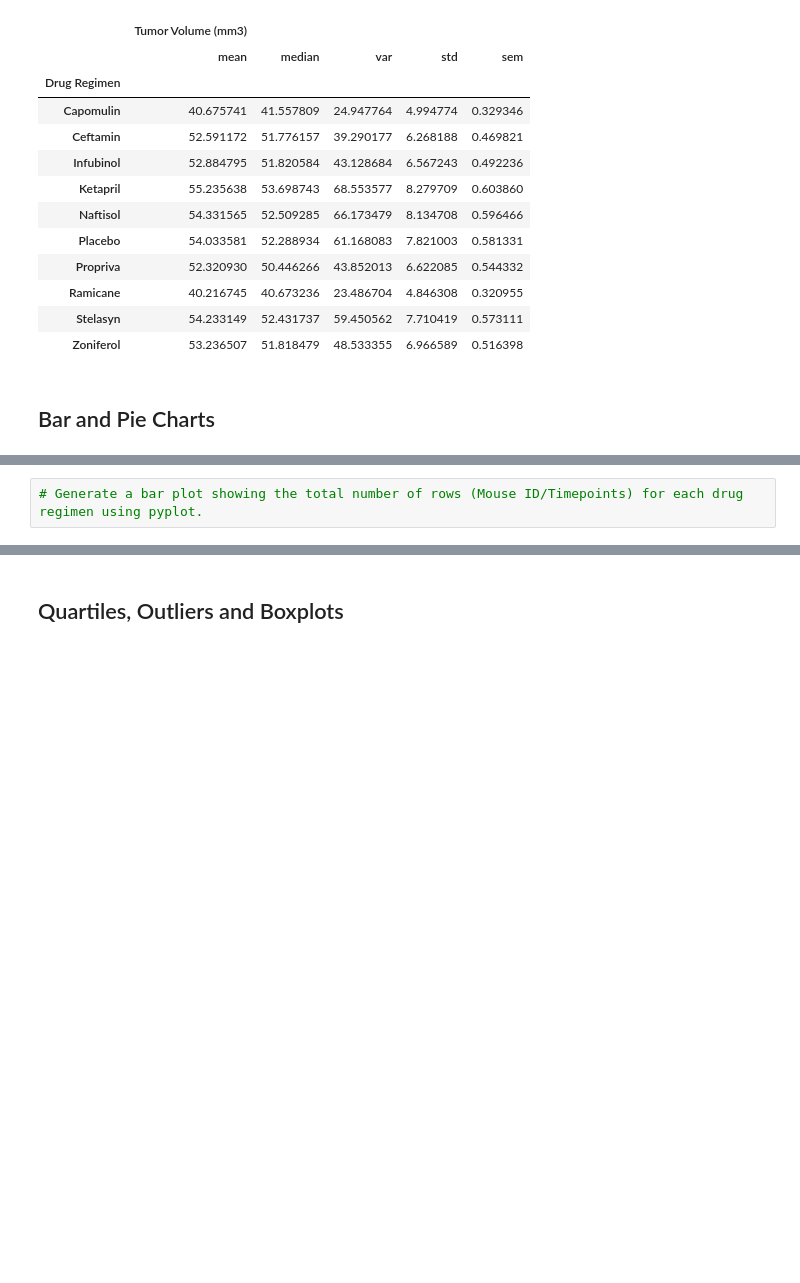
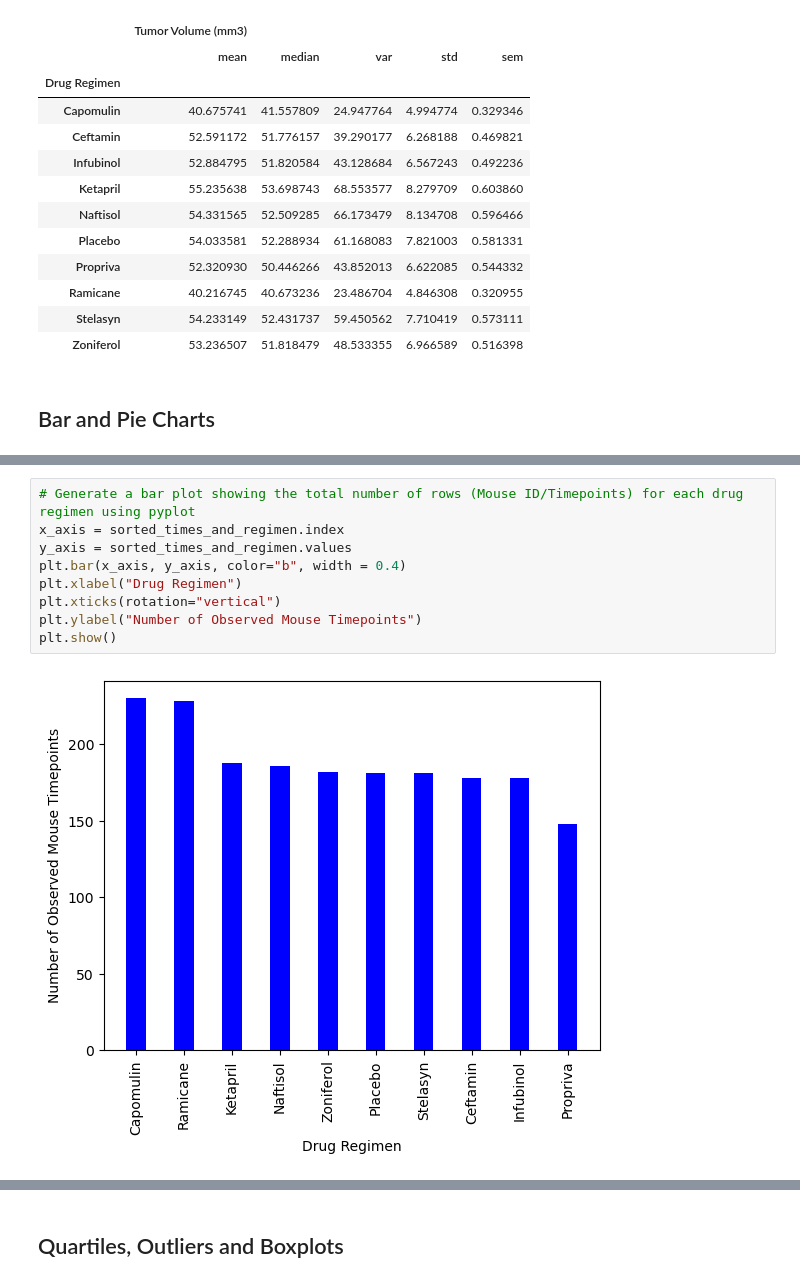
Before and after one commit to rooprg/pymaceuticals_challenge, a Jupyter notebook: pymaceuticals_starter.ipynb, the cells around one changed output, grey strips where cells are left out. Drawn from its saved outputs; the diff is of its cells as text; blank space fills up the shorter version.

```diff
--- a/pymaceuticals_starter.ipynb
+++ b/pymaceuticals_starter.ipynb
@@ -147,4 +154,13 @@ tv_summary_two
 # %%
-# Generate a bar plot showing the total number of rows (Mouse ID/Timepoints) for each drug regimen using pyplot.
+# Generate a bar plot showing the total number of rows (Mouse ID/Timepoints) for each drug regimen using pyplot
+x_axis = sorted_times_and_regimen.index
+y_axis = sorted_times_and_regimen.values
+plt.bar(x_axis, y_axis, color="b", width = 0.4)
+plt.xlabel("Drug Regimen")
+plt.xticks(rotation="vertical")
+plt.ylabel("Number of Observed Mouse Timepoints")
+plt.show()
+# %% [output]
+[figure, added]
 # %%
 # Generate a pie plot showing the distribution of female versus male mice using Pandas
```
Also changed, not shown: parts of 9 cells of this notebook.
